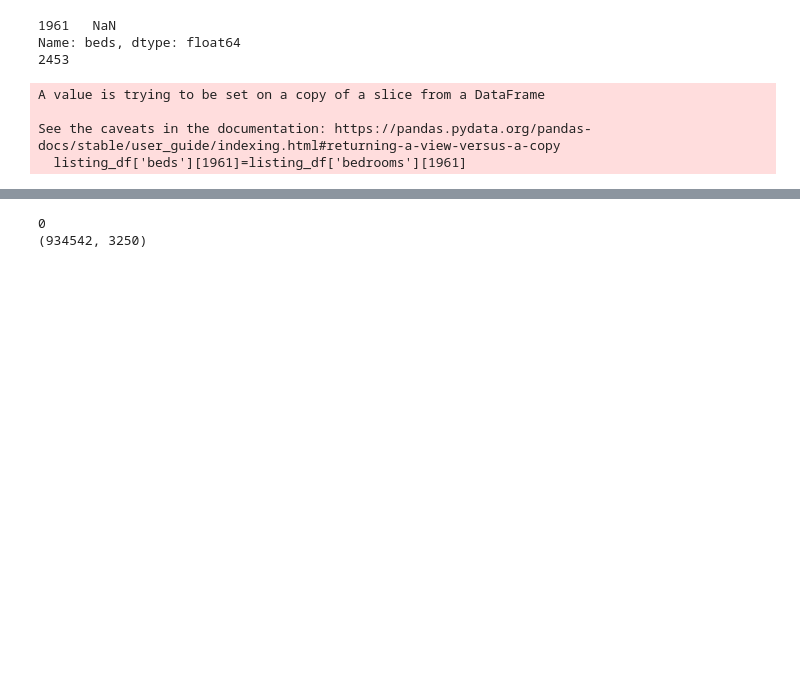
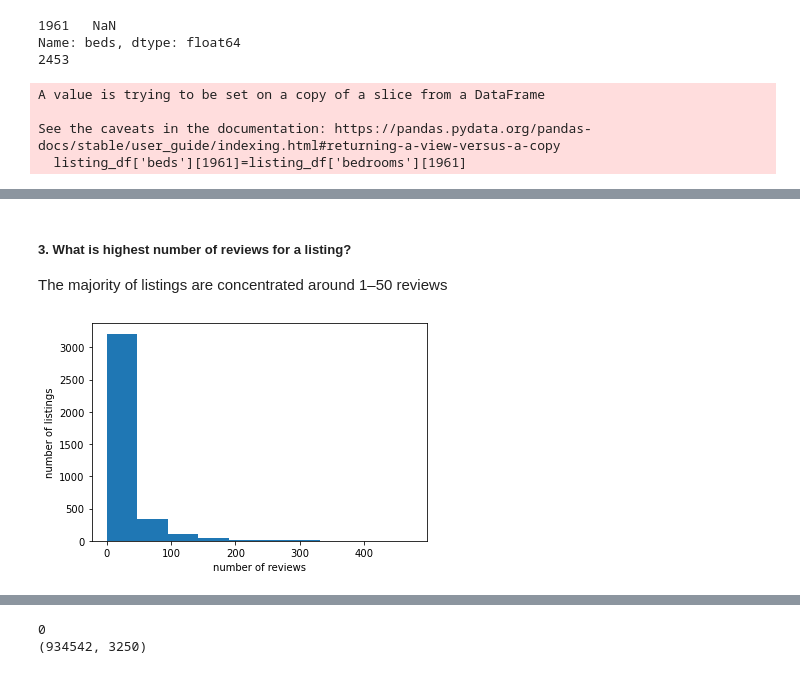
Before and after one commit to munnyraht/Data-Analysis-on-Seattle-Airbnb, a Jupyter notebook: Project-one/Untitled.ipynb, the cells around one changed output, grey strips where cells are left out. Saved outputs shown, nothing was run; the diff lists cells and outputs as text; code cells hidden in the pictures; blank space fills up the shorter version.

```diff
--- a/Project-one/Untitled.ipynb
+++ b/Project-one/Untitled.ipynb
@@ -227,0 +208,14 @@ plt.hist(mean_price_per_year, bins=20);
+# %% [markdown]
+##### 3. What is highest number of reviews for a listing?
+The majority of listings are concentrated around 1–50 reviews
+# %%
+# get the average number of reviews per listing
+mean_review_per_lisitng = df.groupby('listing_id').mean()['number_of_reviews']
+# setup the plot
+fig, ax = plt.subplots()
+ax.hist(mean_review_per_lisitng, bins=10);
+ax.set_xlabel('number of reviews')
+ax.set_ylabel('number of listings')
+plt.show()
+# %% [output]
+[figure, added]
```
Also changed, not shown: parts of 18 cells of this notebook, 1 other file.
